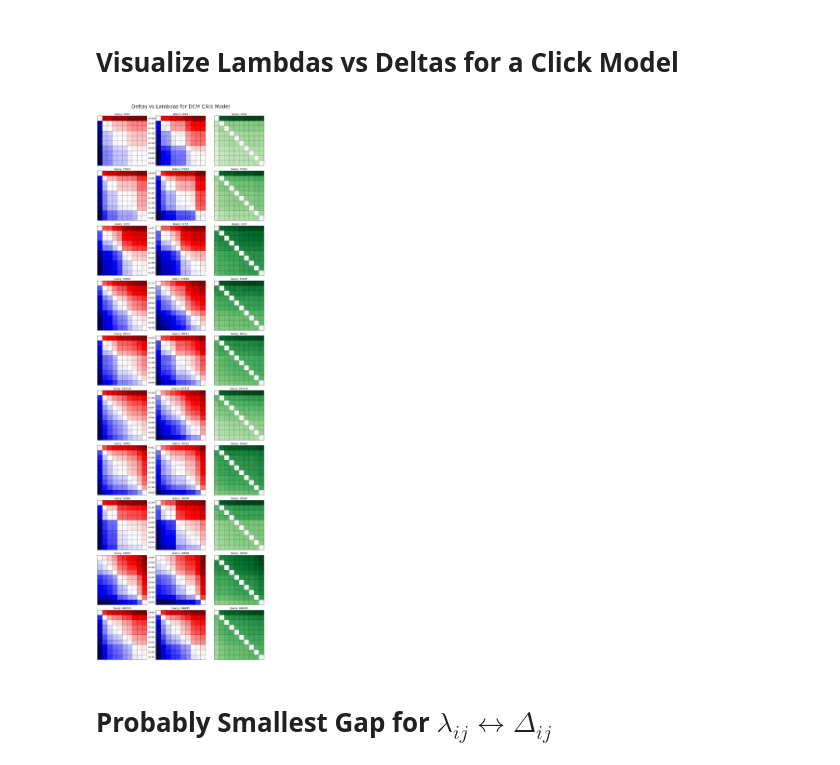
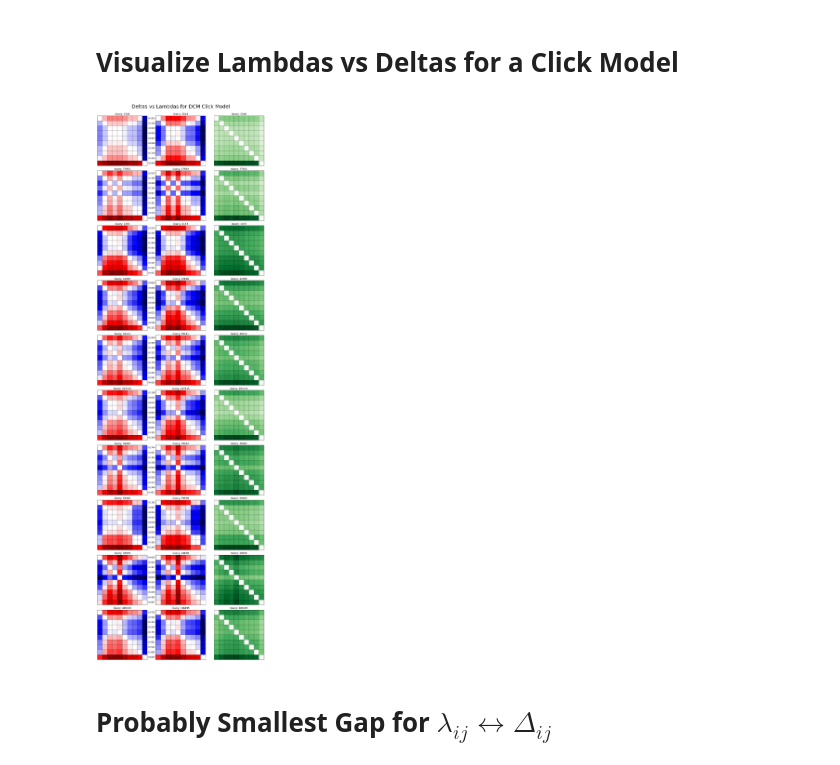
Before and after one commit to changlicn/PyClickLambdas, a Jupyter notebook: scripts/ClickBasedLambdasExperiments.ipynb, the cells around one changed output. Cells and saved outputs as stored; diff of their text form; code cells hidden in the pictures.

Commit message:
Updated ipython notebooks not to use deleted ideal rankings.

```diff
--- a/scripts/ClickBasedLambdasExperiments.ipynb
+++ b/scripts/ClickBasedLambdasExperiments.ipynb
@@ -21,10 +21,13 @@ from ipywidgets import interact, interactive, Dropdown, FloatText, VBox, HBox
 from IPython.display import display
 
 # Load the click models for the queries of interest.
-# with open('./data/model_query_uniform_lambdas_v1_collection.pkl') as ifile:
-# with open('./data/model_query_softmax_lambdas_v1_collection.pkl') as ifile:
-with open('./data/model_query_uniform_lambdas_v2_collection.pkl') as ifile:
-# with open('./data/model_query_softmax_lambdas_v2_collection.pkl') as ifile:
+# with open('./data/model_query_uniform_lambdas_v1_collection_c5.pkl') as ifile:
+# with open('./data/model_query_softmax_lambdas_v1_collection_c5.pkl') as ifile:
+with open('./data/model_query_uniform_lambdas_v2_collection_c5.pkl') as ifile:
+# with open('./data/model_query_softmax_lambdas_v2_collection_c5.pkl') as ifile:
+# with open('./data/model_query_uniform_lambdas_v3_collection_c5.pkl') as ifile:
+# with open('./data/model_query_softmax_lambdas_v3_collection_c5.pkl') as ifile:
+
     MQD = pickle.load(ifile)
 
 # For reproducibility -- re-seed the click models' RNGs.
@@ -143,8 +146,8 @@ def show_click_model_lambdas_widget():
             ax.tick_params(axis='both', which='minor', direction='out', left='off',
                            top='off', right='on', bottom='off', labelleft='off',
                            labeltop='off', labelright='on', labelbottom='off')
-
-            ideal_ranking = MQD[click_model_type][query]['ideal_ranking']
+            cutoff =  MQD[click_model_type][query]['model']
+            ideal_ranking = MQD[click_model_type][query]['model'].get_ideal_ranking()
             relevances = MQD[click_model_type][query]['relevances'][ideal_ranking]
 
             ax.imshow(relevances[:, None] - relevances[None, :], interpolation='none',
@@ -165,7 +168,7 @@ def show_click_model_lambdas_widget():
                            right='off', bottom='off', labelleft='off',  labeltop='off',
                            labelright='off', labelbottom='off')
 
-            ideal_ranking = MQD[click_model_type][query]['ideal_ranking']
+            ideal_ranking = MQD[click_model_type][query]['model'].get_ideal_ranking()
 
             # Extract lambdas and counts...
             lambdas = MQD[click_model_type][query]['stats'][n_impressions][lambdas_type][0]
@@ -201,34 +204,34 @@ def show_click_model_lambdas_widget():
                       extent=[0, 10, 0, 10])
 
             ax.set_title('Query: %s' % query)
             ax.xaxis.set_major_locator(MultipleLocator(1.0))
             ax.yaxis.set_major_locator(MultipleLocator(1.0))
             ax.grid(True, ls='-')
 
         plt.tight_layout()
         plt.subplots_adjust(top=0.96) # Because of suptitle.
         plt.show(fig)
 
     n_impressions_options = sorted(MQD['DCM']['2548']['stats'].keys())[::-1]
     n_impressions_options = zip(map(str, n_impressions_options), n_impressions_options)
 
     cmdd = Dropdown(options=MQD.keys(), description='Click Model:')
     impdd = Dropdown(options=n_impressions_options, description='\0 \0 Impressions:')
     ltdd = Dropdown(options=[('Viewed', 'viewed_lambdas'), ('Total', 'total_lambdas')],
                     description='\0 \0 Lambas Type:')
 
     controls = HBox([cmdd, impdd, ltdd])
 
     backend = interactive(show_click_model_lambdas, click_model_type=cmdd, n_impressions=impdd,
                           lambdas_type=ltdd)
 
     controls.on_displayed(lambda _: show_click_model_lambdas(cmdd.value, impdd.value, ltdd.value))
 
     display(controls)
 
 show_click_model_lambdas_widget()
 # %% [output]
-[figure, old version]
+[figure, new version]
 # %% [markdown]
 
 # Probably Smallest Gap for $\lambda_{ij} \leftrightarrow \Delta_{ij}$
```
Also changed, not shown: parts of 6 cells of this notebook, 1 other file.
